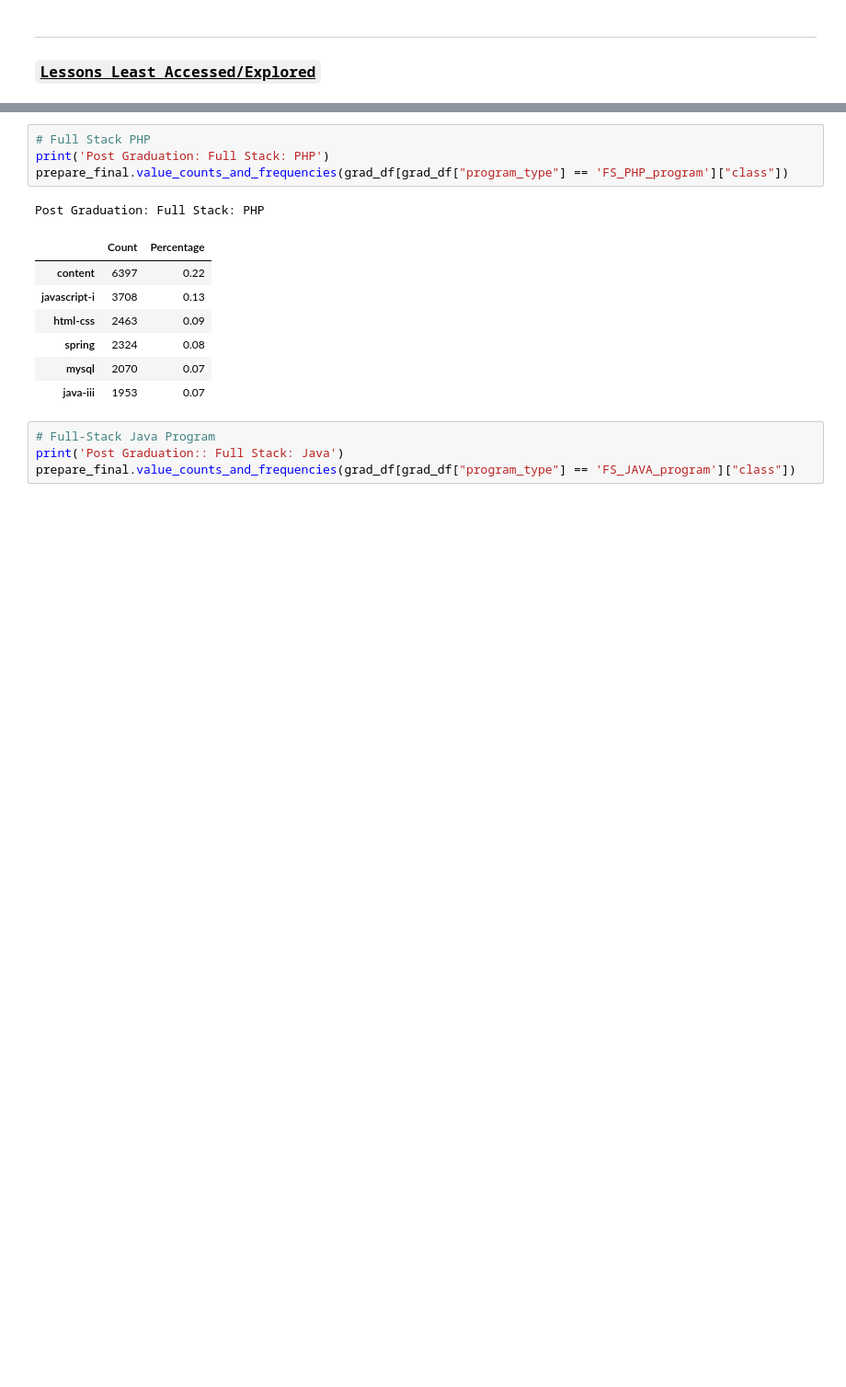
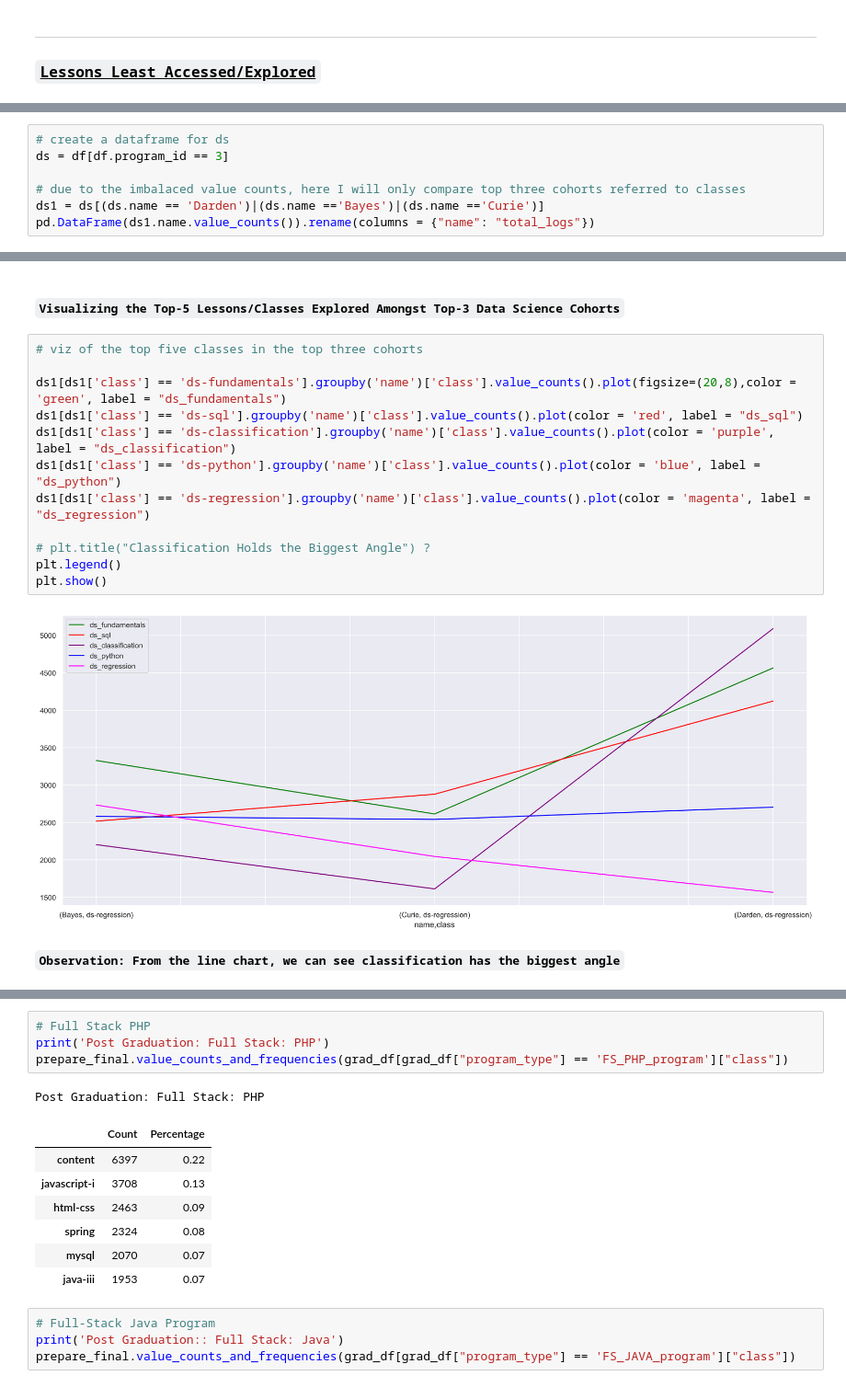
Before and after one commit to Kalpana-duo/project_anomaly, a Jupyter notebook: final_report.ipynb, the cells around one changed output, grey strips where cells are left out. Shown at 92% size. Cells and saved outputs as stored; diff of their text form; blank space fills up the shorter version.

```diff
--- a/final_report.ipynb
+++ b/final_report.ipynb
@@ -271,0 +280,7 @@ Name: topic, dtype: int64
+# %%
+# create a dataframe for ds
+ds = df[df.program_id == 3]
+
+# due to the imbalaced value counts, here I will only compare top three cohorts referred to classes
+ds1 = ds[(ds.name == 'Darden')|(ds.name =='Bayes')|(ds.name =='Curie')]
+pd.DataFrame(ds1.name.value_counts()).rename(columns = {"name": "total_logs"})
@@ -271,0 +318,18 @@ Name: topic, dtype: int64
+# %% [markdown]
+#### ``Visualizing the Top-5 Lessons/Classes Explored Amongst Top-3 Data Science Cohorts``
+# %%
+# viz of the top five classes in the top three cohorts
+
+ds1[ds1['class'] == 'ds-fundamentals'].groupby('name')['class'].value_counts().plot(figsize=(20,8),color = 'green', label = "ds_fundamentals")
+ds1[ds1['class'] == 'ds-sql'].groupby('name')['class'].value_counts().plot(color = 'red', label = "ds_sql")
+ds1[ds1['class'] == 'ds-classification'].groupby('name')['class'].value_counts().plot(color = 'purple', label = "ds_classification")
+ds1[ds1['class'] == 'ds-python'].groupby('name')['class'].value_counts().plot(color = 'blue', label = "ds_python")
+ds1[ds1['class'] == 'ds-regression'].groupby('name')['class'].value_counts().plot(color = 'magenta', label = "ds_regression")
+
+# plt.title("Classification Holds the Biggest Angle") ?
+plt.legend()
+plt.show()
+# %% [output]
+[figure, added]
+# %% [markdown]
+**``Observation: From the line chart, we can see classification has the biggest angle``**
```
Also changed, not shown: parts of 34 cells of this notebook.
